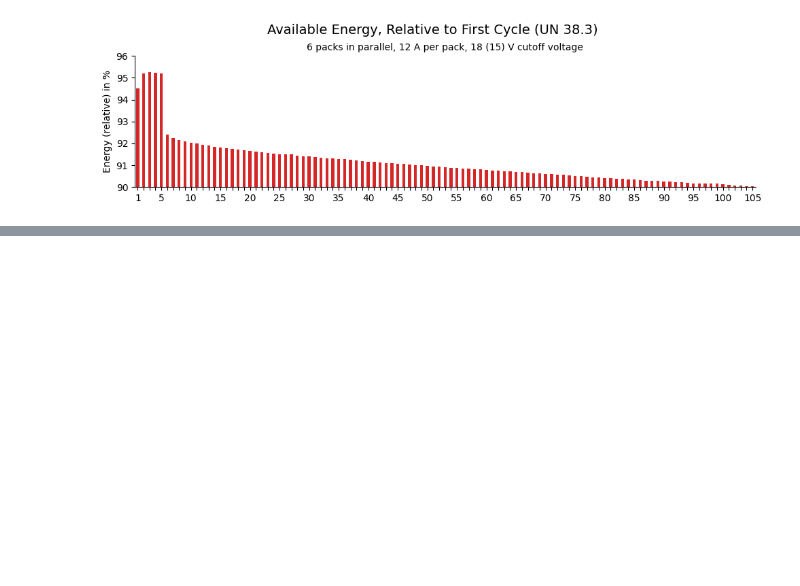
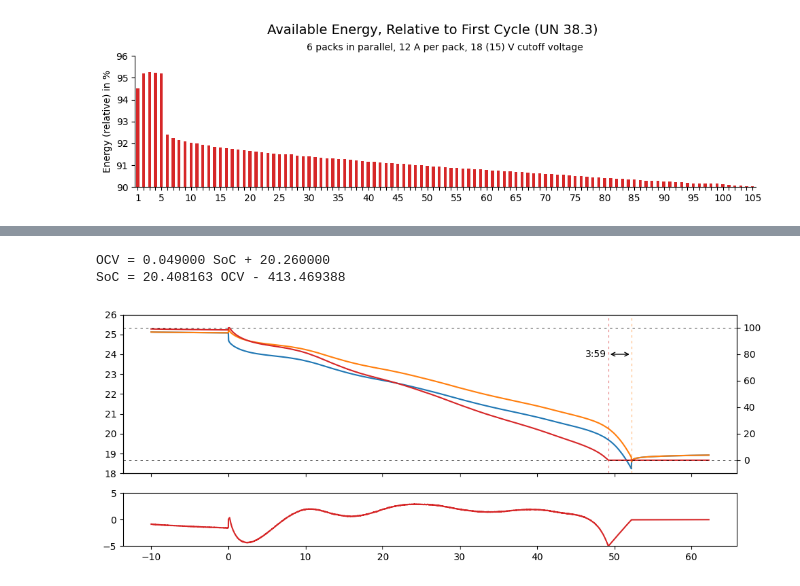
Before and after one commit to starcopter/pack-cycle-analysis, a Jupyter notebook: projects/C3/Analysis.ipynb, the cells around one changed output, grey strips where cells are left out. Drawn from its saved outputs; the diff is of its cells as text; code cells hidden in the pictures; blank space fills up the shorter version.

```diff
--- a/projects/C3/Analysis.ipynb
+++ b/projects/C3/Analysis.ipynb
@@ -313,0 +369,58 @@ plt.savefig("img/relative-energy-per-cycle.png")
+# %%
+dt = timedelta(minutes=10)
+cycle = 50
+resistance = 45e-3
+intercept = 20.26
+slope = 49e-3
+
+start = cycles.loc[cycle, "dsg_start"]
+end = cycles.loc[cycle, "dsg_end"]
+
+average = packs.loc[start - dt : end + dt].groupby("time").mean()
+average.index = (average.index - start) / pd.Timedelta(1, "min")
+average["ocv"] = average.voltage - average.current * resistance
+average["charge_Ah"] = integrate.cumulative_trapezoid(average.current, dx=1, initial=0) / 3600
+average["energy_Wh"] = integrate.cumulative_trapezoid(average.ocv * average.current, dx=1, initial=0) / 3600
+average["soc"] = (
+    (average.energy_Wh - average.energy_Wh.min()) / (average.energy_Wh.max() - average.energy_Wh.min()) * 100
+)
+
+
+average["soc_fit"] = ((average.ocv - intercept) / slope).clip(lower=0, upper=100)
+
+fig, (ax0, ax1) = plt.subplots(2, 1, height_ratios=[3, 1], figsize=(10, 4), sharex=True)
+ax0r = ax0.twinx()
+
+ax0.plot(average.index, average.voltage, label="Voltage")
+ax0.plot(average.index, average.ocv, label="OCV")
+ax0r.plot(average.index, average.soc_fit, c="C3", label="SOC Fit")
+
+ax0.set_ylim(18, 26)
+ax0r.set_ylim(-10, 110)
+
+ax0r.axhline(0, c="k", ls=(0, (5, 7)), lw=0.5)
+ax0r.axhline(100, c="k", ls=(0, (5, 7)), lw=0.5)
+
+fit_zero = average.soc_fit.idxmin()
+voltage_min = average.voltage.idxmin()
+
+ax0r.axvline(fit_zero, c="C3", ls=(0, (5, 7)), lw=0.5)
+ax0r.axvline(voltage_min, c="C1", ls=(0, (5, 7)), lw=0.5)
+_m = voltage_min - fit_zero
+_s = (_m - int(_m)) * 60
+
+arrow = FancyArrowPatch((fit_zero, 80), (voltage_min, 80), arrowstyle="<->", mutation_scale=10)
+ax0r.add_patch(arrow)
+ax0r.annotate(f"{_m:.0f}:{_s:02.0f}", xy=(-0.3, 0.5), xycoords=arrow, ha="right", va="center", fontsize=10)
+
+ax1.plot(average.index, average.soc_fit - average.soc, c="C3", label="SOC Error")
+ax1.set_ylim(-5, 5)
+
+fig.tight_layout()
+
+print(f"OCV = {slope:.6f} SoC + {intercept:.6f}")
+print(f"SoC = {1 / slope:.6f} OCV - {intercept / slope:.6f}")
+# %% [output]
+OCV = 0.049000 SoC + 20.260000
+SoC = 20.408163 OCV - 413.469388
+[figure, added]
```
Also changed, not shown: parts of 6 cells of this notebook.
